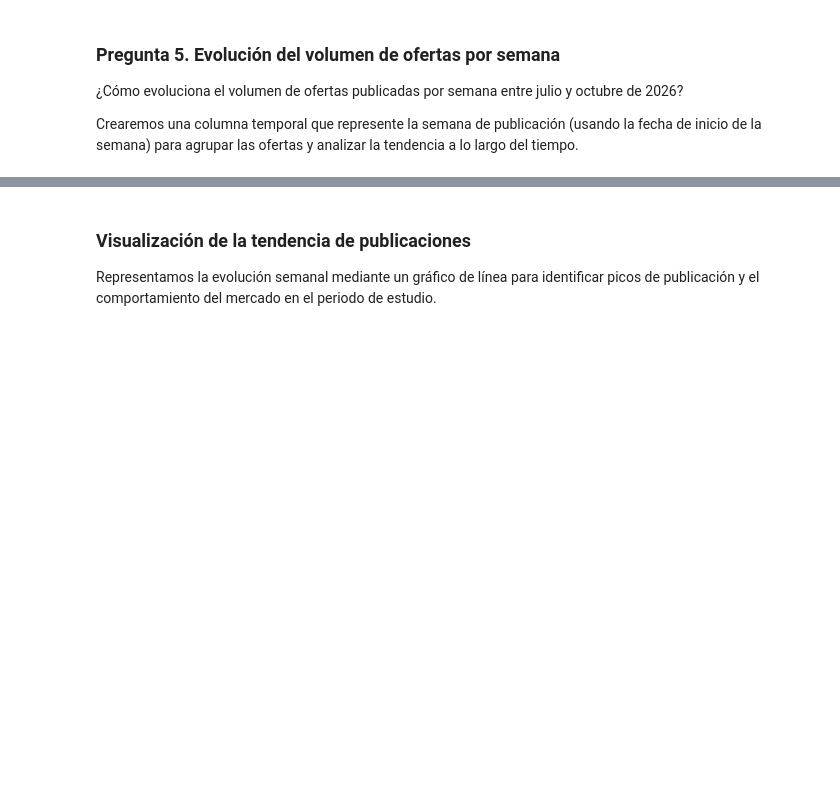
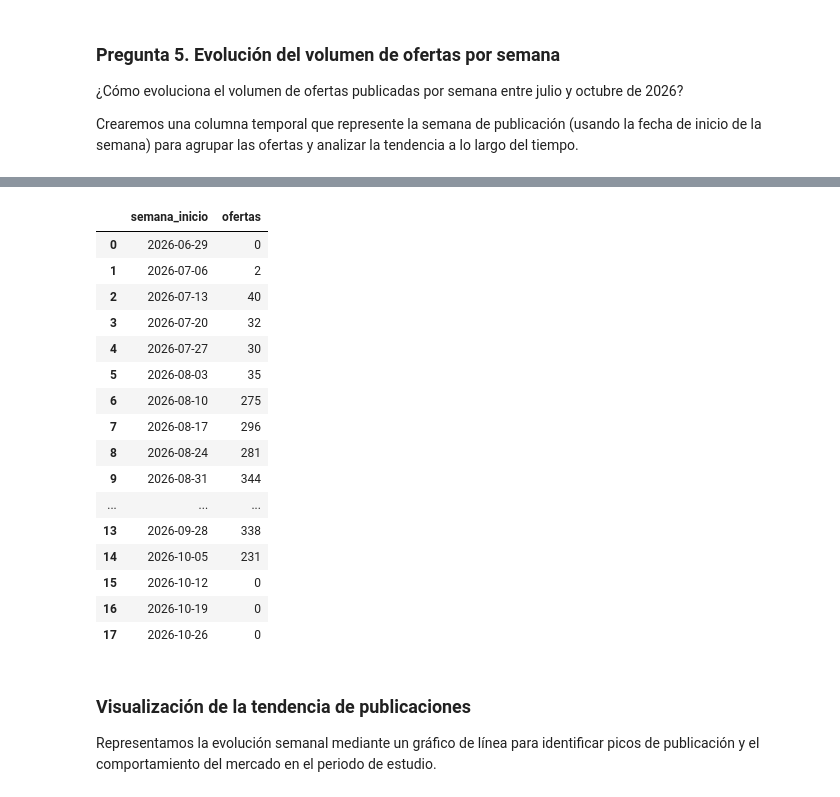
Before and after one commit to kramos213/LSantimateo, a Jupyter notebook: Proyecto_Konzerta/notebooks/Proyecto_Konzerta_KR.ipynb, the cells around one changed output, grey strips where cells are left out. Saved outputs shown, nothing was run; the diff lists cells and outputs as text; code cells hidden in the pictures; blank space fills up the shorter version.

```diff
--- a/Proyecto_Konzerta/notebooks/Proyecto_Konzerta_KR.ipynb
+++ b/Proyecto_Konzerta/notebooks/Proyecto_Konzerta_KR.ipynb
@@ -1125,20 +1125,3 @@ fig_prov.show()
 ¿Cómo evoluciona el volumen de ofertas publicadas por semana entre julio y octubre de 2026?
 
 Crearemos una columna temporal que represente la semana de publicación (usando la fecha de inicio de la semana) para agrupar las ofertas y analizar la tendencia a lo largo del tiempo.
-# %%
-# Aseguramos que la fecha de publicación esté en formato datetime
-konzerta["fecha_publicacion"] = pd.to_datetime(konzerta["fecha_publicacion"])
-
-# Creamos una columna que representa el inicio de la semana de publicación (Lunes)
-konzerta["semana_inicio"] = konzerta["fecha_publicacion"].dt.to_period("W").dt.start_time
-
-# Agrupamos y contamos ofertas por semana
-tendencia_semanal = (
-    konzerta.groupby("semana_inicio")
-    .size()
-    .reset_index(name="ofertas")
-    .sort_values(by="semana_inicio")
-)
-
-# Mostramos la tabla con los resultados
-display(tendencia_semanal)
@@ -1160,0 +1128,62 @@ display(tendencia_semanal)
+# %%
+# ==========================================================
+# PREGUNTA 5: EVOLUCIÓN SEMANAL DE OFERTAS
+# ==========================================================
+
+# 1. Convertir las fechas de publicación
+fechas_publicacion = pd.to_datetime(
+    konzerta["fecha_publicacion"],
+    errors="coerce"
+)
+
+# 2. Definir el período de análisis
+fecha_inicio = pd.Timestamp("2026-07-01")
+fecha_fin = pd.Timestamp("2026-10-31")
+
+# 3. Filtrar anuncios dentro del período
+ofertas_periodo = konzerta.loc[
+    fechas_publicacion.between(fecha_inicio, fecha_fin)
+].copy()
+
+ofertas_periodo["fecha_publicacion"] = fechas_publicacion.loc[
+    ofertas_periodo.index
+]
+
+# 4. Identificar el lunes de cada semana
+ofertas_periodo["semana_inicio"] = (
+    ofertas_periodo["fecha_publicacion"]
+    .dt.to_period("W-SUN")
+    .dt.start_time
+)
+
+# 5. Contar ofertas publicadas por semana
+tendencia_semanal = (
+    ofertas_periodo
+    .groupby("semana_inicio")
+    .size()
+    .reset_index(name="ofertas")
+    .sort_values("semana_inicio")
+)
+
+# 6. Completar semanas sin publicaciones
+semanas = pd.date_range(
+    start=fecha_inicio.to_period("W-SUN").start_time,
+    end=fecha_fin.to_period("W-SUN").start_time,
+    freq="W-MON"
+)
+
+tendencia_semanal = (
+    tendencia_semanal
+    .set_index("semana_inicio")
+    .reindex(semanas, fill_value=0)
+    .rename_axis("semana_inicio")
+    .reset_index()
+)
+
+# 7. Mostrar resultados
+print("PREGUNTA 5: EVOLUCIÓN SEMANAL")
+print("Ofertas dentro del período:", len(ofertas_periodo))
+print("Semanas analizadas:", len(tendencia_semanal))
+
+display(tendencia_semanal)
+# %% [output]
@@ -1161,3 +1193,20 @@ display(tendencia_semanal)
+|  | semana_inicio | ofertas |
+| 0 | 2026-06-29 | 0 |
+| 1 | 2026-07-06 | 2 |
+| 2 | 2026-07-13 | 40 |
+| 3 | 2026-07-20 | 32 |
+| 4 | 2026-07-27 | 30 |
+| 5 | 2026-08-03 | 35 |
+| 6 | 2026-08-10 | 275 |
+| 7 | 2026-08-17 | 296 |
+| 8 | 2026-08-24 | 281 |
+| 9 | 2026-08-31 | 344 |
+| ... | ... | ... |
+| 13 | 2026-09-28 | 338 |
+| 14 | 2026-10-05 | 231 |
+| 15 | 2026-10-12 | 0 |
+| 16 | 2026-10-19 | 0 |
+| 17 | 2026-10-26 | 0 |
 # %% [markdown]
 ### **Visualización de la tendencia de publicaciones**
 
```
Also changed, not shown: parts of 3 cells of this notebook.
